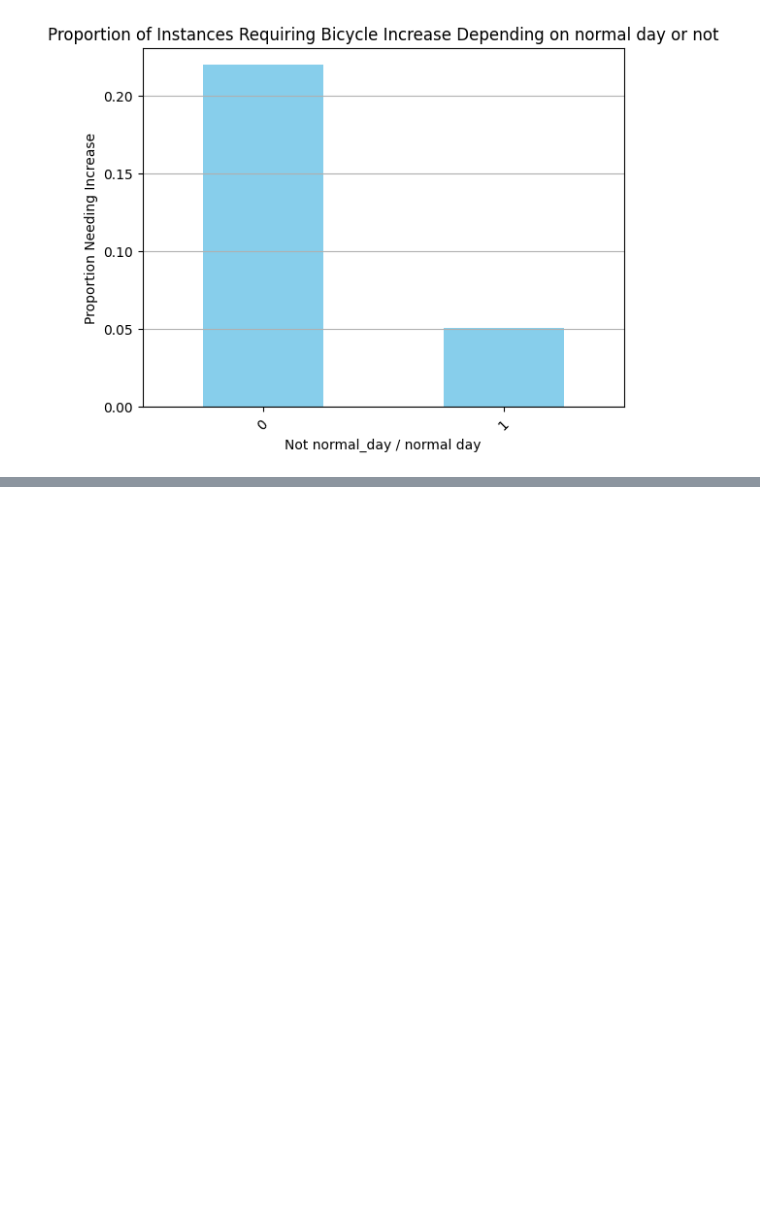
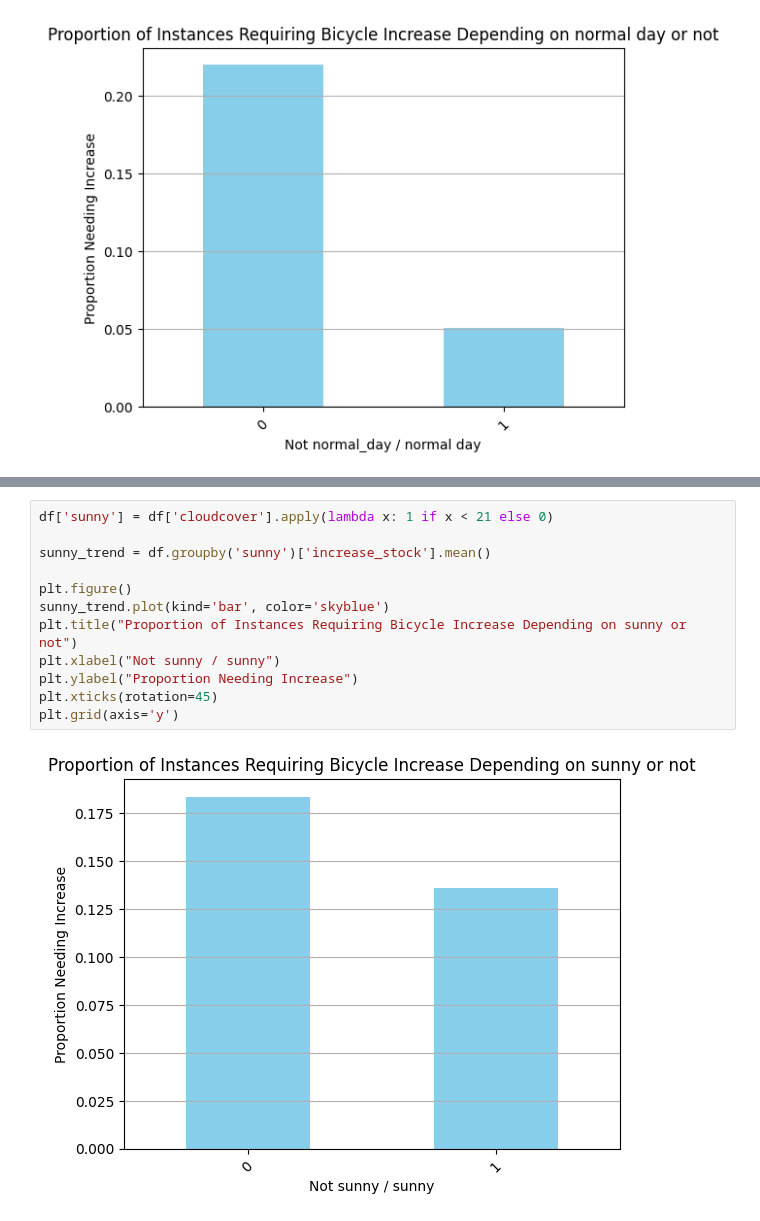
Before and after one commit to ViktorBakken/SM-r, a Jupyter notebook: data_analysis/analysis_of_rest.ipynb, the cells around one changed output, grey strips where cells are left out. Cells and saved outputs as stored; diff of their text form; blank space fills up the shorter version.

```diff
--- a/data_analysis/analysis_of_rest.ipynb
+++ b/data_analysis/analysis_of_rest.ipynb
@@ -332,0 +352,14 @@ plt.grid(axis='y')
+# %%
+df['sunny'] = df['cloudcover'].apply(lambda x: 1 if x < 21 else 0)
+
+sunny_trend = df.groupby('sunny')['increase_stock'].mean()
+
+plt.figure()
+sunny_trend.plot(kind='bar', color='skyblue')
+plt.title("Proportion of Instances Requiring Bicycle Increase Depending on sunny or not")
+plt.xlabel("Not sunny / sunny")
+plt.ylabel("Proportion Needing Increase")
+plt.xticks(rotation=45)
+plt.grid(axis='y')
+# %% [output]
+[figure, added]
```
Also changed, not shown: parts of 5 cells of this notebook, 2 other files.
